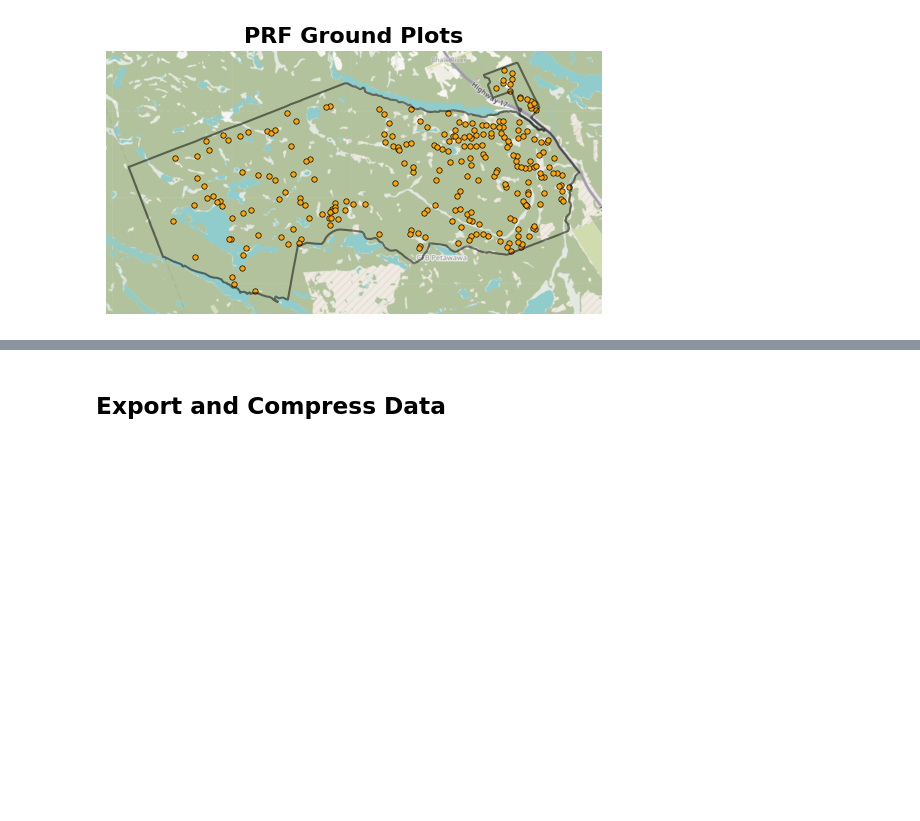
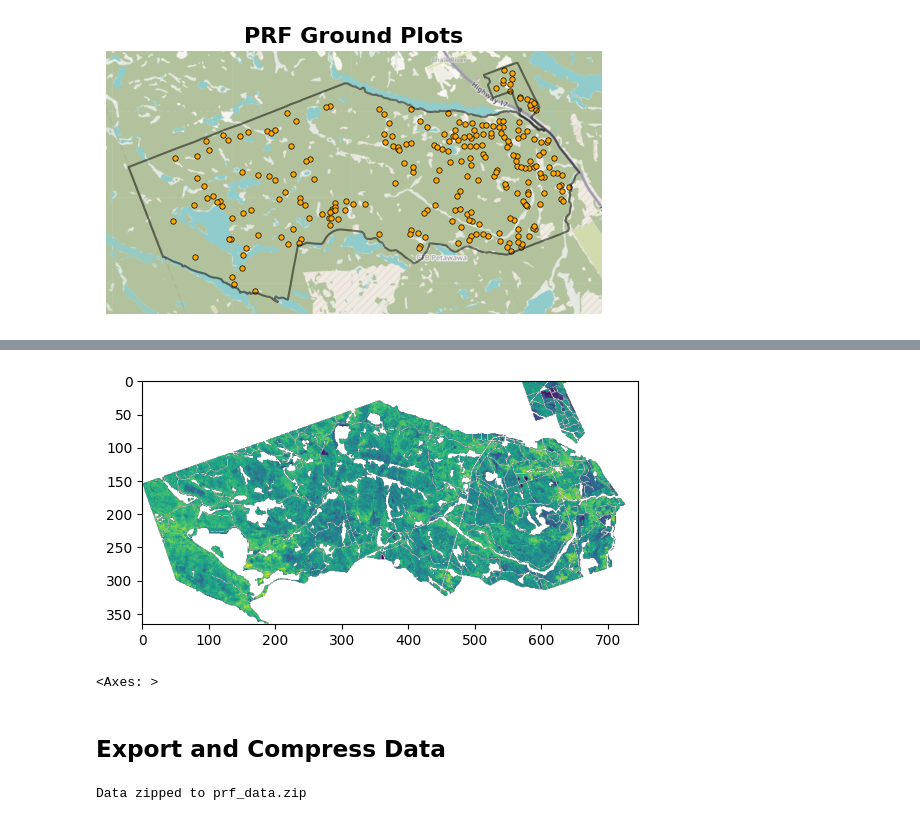
Before and after one commit to subornaa/Data-Analytics-Tutorials, a Jupyter notebook: preprocessing.ipynb, the cells around one changed output, grey strips where cells are left out. Drawn from its saved outputs; the diff is of its cells as text; code cells hidden in the pictures; blank space fills up the shorter version.

Commit message:
Add 99th height percentile raster to zip data

```diff
--- a/preprocessing.ipynb
+++ b/preprocessing.ipynb
@@ -255,0 +206,8 @@ dem_upsampled.rio.resolution()
+# %%
+p99_fpath = r"data/SPL2018_EFI_predictors/PRF_AR_FPC_p99_T0_M_wgs84.tif"
+
+p99 = rio.open_rasterio(p99_fpath)
+
+print(f"P99 Raster has resolution of {p99.rio.resolution()[0]} m")
+
+p99
@@ -256,3 +234,11 @@ dem_upsampled.rio.resolution()
+# %%
+# Set nodata values to np.nan
+p99.values = np.where(p99.values == p99.rio.nodata, np.nan, p99.values)
+
+show(p99.values, cmap='viridis')
+# %% [output]
+[figure, added]
+<Axes: >
 # %% [markdown]
  ## Export and Compress Data <a class="anchor" id="export"></a>
 # %%
@@ -268,7 +259,7 @@ plots_2018_gdf.to_file(plots_out_fpath, driver='GPKG', index=False)
 
 zip_file_name = 'prf_data.zip'
 
-files_to_compress = [trees_out_fpath, plots_out_fpath]
+files_to_compress = out_dict.values()
 
 zip_object = zipfile.ZipFile(zip_file_name, 'w')
 
@@ -278,6 +269,8 @@ for file_name in files_to_compress:
 zip_object.close()
 
 print(f"Data zipped to {zip_file_name}")
+# %% [output]
+Data zipped to prf_data.zip
 # %%
 # Remove unzipped files
 for file_name in files_to_compress:
```
Also changed, not shown: parts of 12 cells of this notebook.
